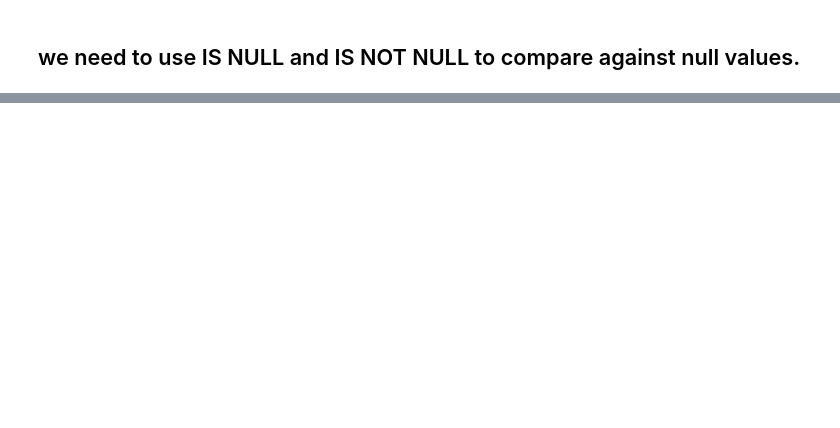
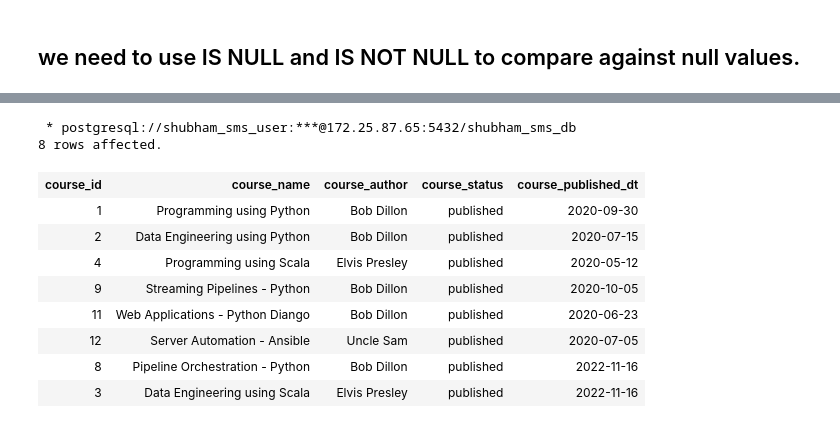
Before and after one commit to shubhammathur3110/Data-Engineering, a Jupyter notebook: material/01_SQL/Concepts/Filtering Data .ipynb, the cells around one changed output, grey strips where cells are left out. Drawn from its saved outputs; the diff is of its cells as text; code cells hidden in the pictures; blank space fills up the shorter version.

```diff
--- a/material/01_SQL/Concepts/Filtering Data .ipynb
+++ b/material/01_SQL/Concepts/Filtering Data .ipynb
@@ -46,0 +382,17 @@ select * from shubham.orders
+# %%
+%%sql
+
+    select * from shubham.courses
+        where course_published_dt is not null;
+# %% [output]
+ * postgresql://shubham_sms_user:***@172.25.87.65:5432/shubham_sms_db
+8 rows affected.
+| course_id | course_name | course_author | course_status | course_published_dt |
+| 1 | Programming using Python | Bob Dillon | published | 2020-09-30 |
+| 2 | Data Engineering using Python | Bob Dillon | published | 2020-07-15 |
+| 4 | Programming using Scala | Elvis Presley | published | 2020-05-12 |
+| 9 | Streaming Pipelines - Python | Bob Dillon | published | 2020-10-05 |
+| 11 | Web Applications - Python Diango | Bob Dillon | published | 2020-06-23 |
+| 12 | Server Automation - Ansible | Uncle Sam | published | 2020-07-05 |
+| 8 | Pipeline Orchestration - Python | Bob Dillon | published | 2022-11-16 |
+| 3 | Data Engineering using Scala | Elvis Presley | published | 2022-11-16 |
```
Also changed, not shown: parts of 32 cells of this notebook.
